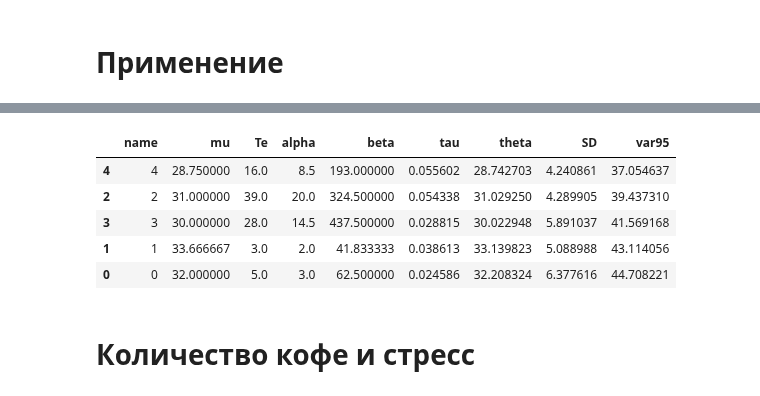
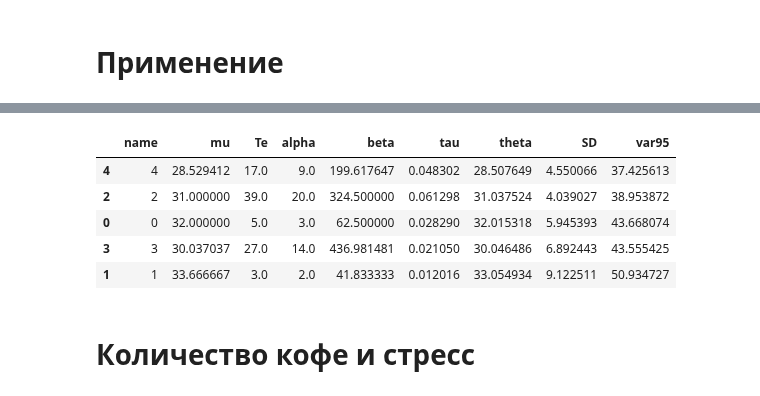
Before and after one commit to ksetdekov/trip_choice_optimizer, a Jupyter notebook: coffee-amount-optimization.ipynb, the cells around one changed output, grey strips where cells are left out. Cells and saved outputs as stored; diff of their text form; code cells hidden in the pictures.

```diff
--- a/coffee-amount-optimization.ipynb
+++ b/coffee-amount-optimization.ipynb
@@ -240,7 +240,8 @@ events = {
     datetime(2025, 2, 21): (4, 38),
     datetime(2025, 2, 22): (2, 34),
     datetime(2025, 2, 23): (3, 34),
-    datetime(2025, 2, 24): (4, 27)
+    datetime(2025, 2, 24): (4, 27),
+    datetime(2025, 2, 25): (4, 25)
 
 
 }
@@ -255,9 +256,9 @@ cups.process_events(events, days=91)
 |  | name | mu | Te | alpha | beta | tau | theta | SD | var95 |
-| 4 | 4 | 28.750000 | 16.0 | 8.5 | 193.000000 | 0.055602 | 28.742703 | 4.240861 | 37.054637 |
-| 2 | 2 | 31.000000 | 39.0 | 20.0 | 324.500000 | 0.054338 | 31.029250 | 4.289905 | 39.437310 |
-| 3 | 3 | 30.000000 | 28.0 | 14.5 | 437.500000 | 0.028815 | 30.022948 | 5.891037 | 41.569168 |
-| 1 | 1 | 33.666667 | 3.0 | 2.0 | 41.833333 | 0.038613 | 33.139823 | 5.088988 | 43.114056 |
-| 0 | 0 | 32.000000 | 5.0 | 3.0 | 62.500000 | 0.024586 | 32.208324 | 6.377616 | 44.708221 |
+| 4 | 4 | 28.529412 | 17.0 | 9.0 | 199.617647 | 0.048302 | 28.507649 | 4.550066 | 37.425613 |
+| 2 | 2 | 31.000000 | 39.0 | 20.0 | 324.500000 | 0.061298 | 31.037524 | 4.039027 | 38.953872 |
+| 0 | 0 | 32.000000 | 5.0 | 3.0 | 62.500000 | 0.028290 | 32.015318 | 5.945393 | 43.668074 |
+| 3 | 3 | 30.037037 | 27.0 | 14.0 | 436.981481 | 0.021050 | 30.046486 | 6.892443 | 43.555425 |
+| 1 | 1 | 33.666667 | 3.0 | 2.0 | 41.833333 | 0.012016 | 33.054934 | 9.122511 | 50.934727 |
 # %% [markdown]
 # Количество кофе и стресс
 # %%
```
Also changed, not shown: parts of 6 cells of this notebook.
